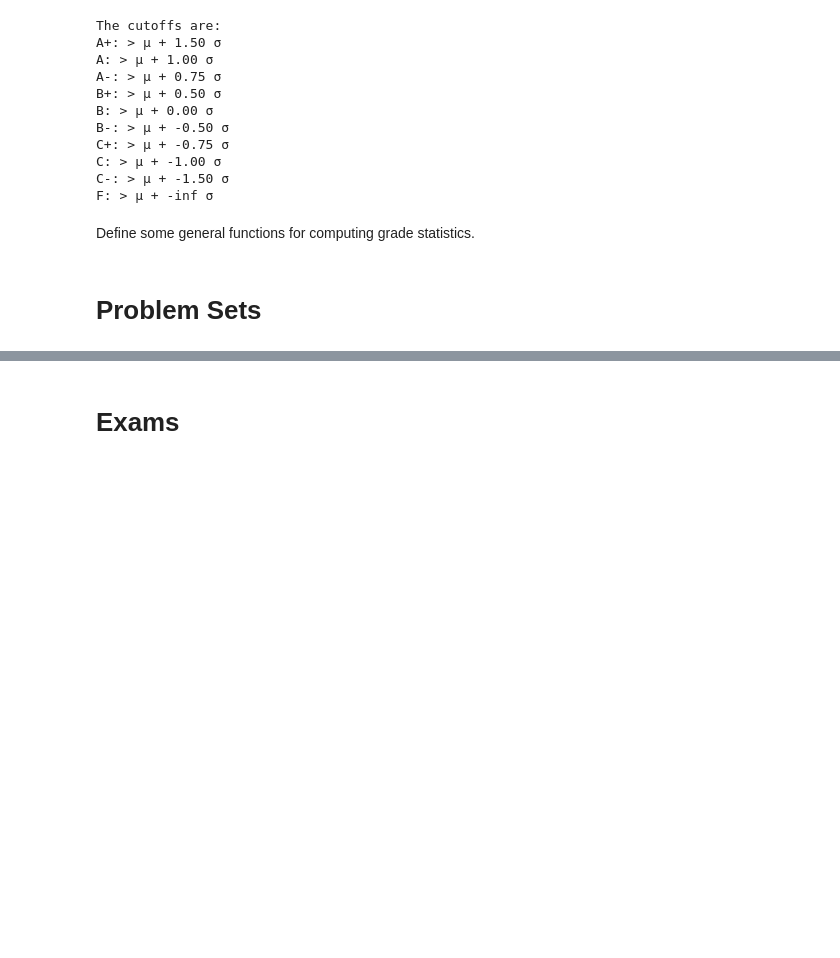
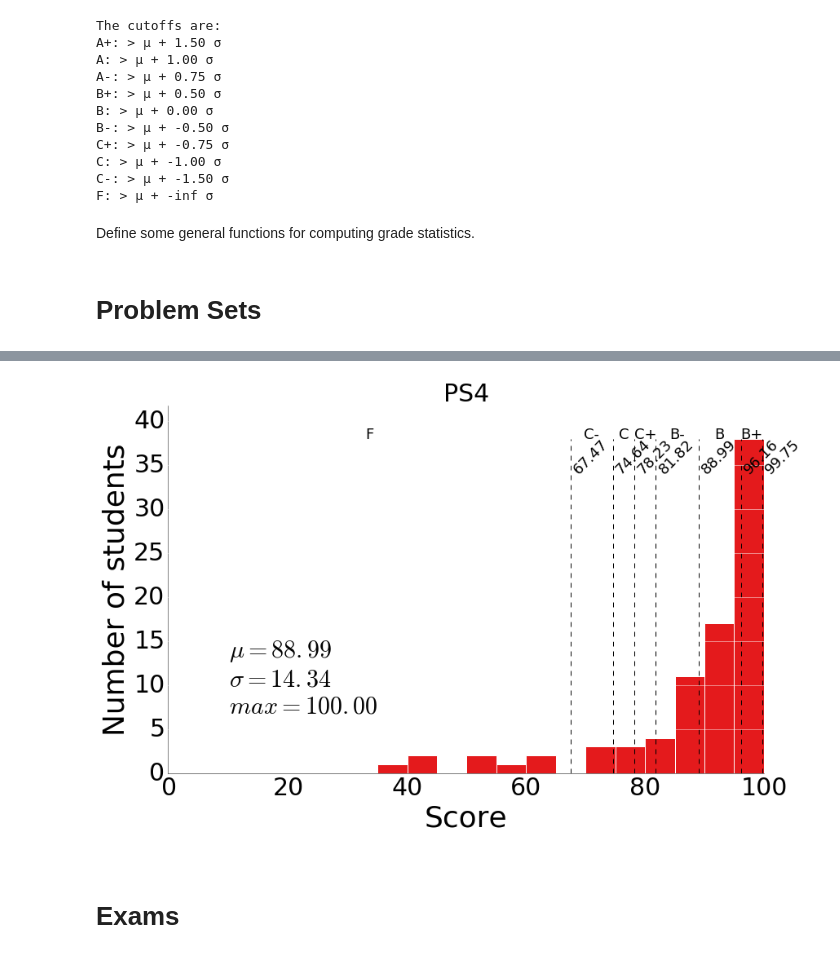
Before and after one commit to materialsvirtuallab/nano106, a Jupyter notebook: grades/Grade Stats.ipynb, the cells around one changed output, grey strips where cells are left out. Cells and saved outputs as stored; diff of their text form; code cells hidden in the pictures; blank space fills up the shorter version.

```diff
--- a/grades/Grade Stats.ipynb
+++ b/grades/Grade Stats.ipynb
@@ -170,5 +170,7 @@ cutoffs = bar_plot(d, "PS3", annotate=True)
 # %%
-#cutoffs = bar_plot(d, "PS4", annotate=True)
+cutoffs = bar_plot(d, "PS4", annotate=True)
+# %% [output]
+[figure, added]
 # %%
 #cutoffs = bar_plot(d, "PS5", annotate=True)
 # %% [markdown]
```
Also changed, not shown: parts of 7 cells of this notebook.
